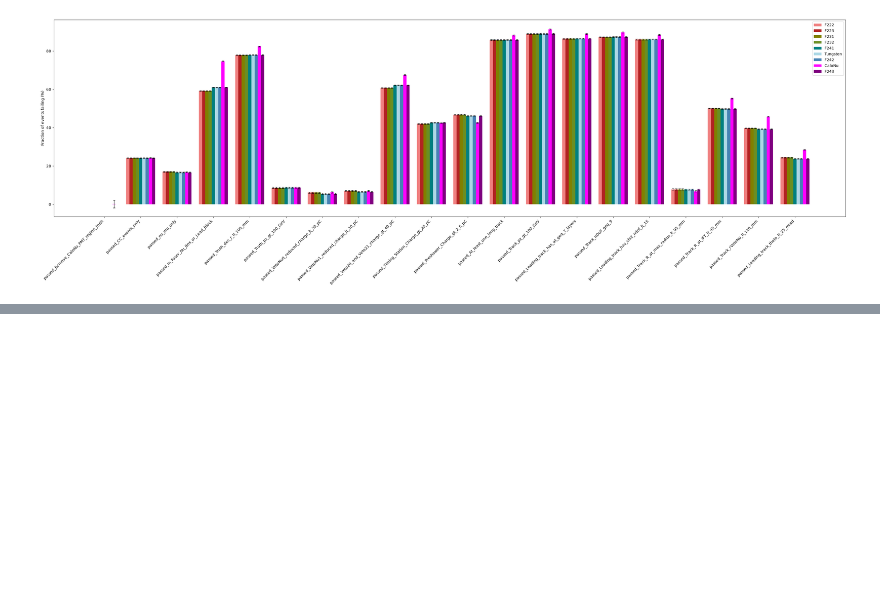
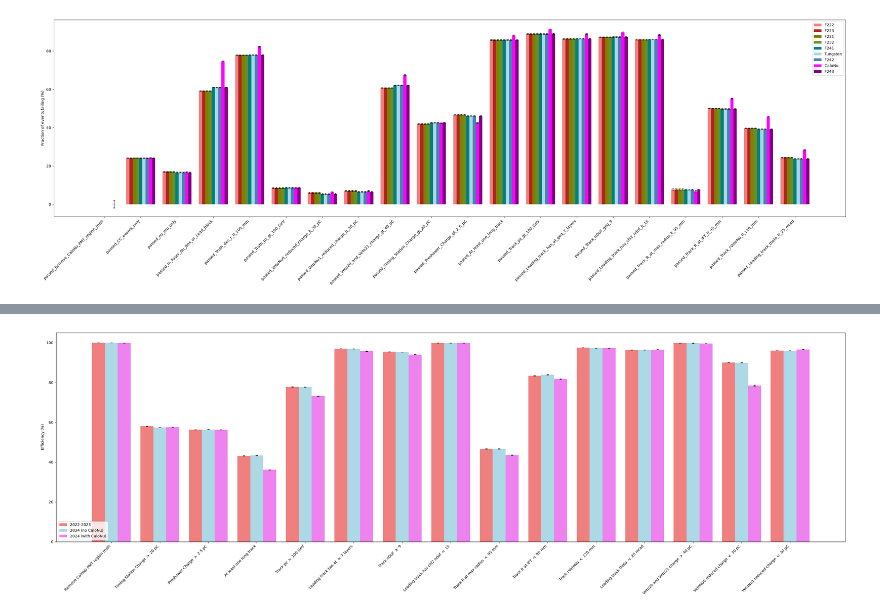
Before and after one commit to benw22022/nuAnalysis, a Jupyter notebook: cutflows_MC_withTruthCuts.ipynb, the cells around one changed output, grey strips where cells are left out. Cells and saved outputs as stored; diff of their text form; code cells hidden in the pictures; blank space fills up the shorter version.

```diff
--- a/cutflows_MC_withTruthCuts.ipynb
+++ b/cutflows_MC_withTruthCuts.ipynb
@@ -696,0 +722,73 @@ plt.show()
+# %%
+cut_order = [
+    'passed_Remove_CaloNu_PMT_region_truth',
+    # 'passed_CC_events_only',
+    # 'passed_nu_mu_only',
+    # 'passed_In_Faser_Nu_Box_or_Lead_Block',
+    # 'passed_Truth_dec_r_lt_100_mm',
+    # 'passed_Truth_pz_gt_100_GeV',
+    # 'passed_Veto20_and_Veto21_charge_gt_40_pC',
+    'passed_Timing_Station_Charge_gt_20_pC',
+    'passed_Preshower_Charge_gt_2_5_pC',
+    'passed_At_least_one_long_track',
+    'passed_Track_pz_gt_100_GeV',
+    'passed_Leading_track_has_at_geq_7_layers',
+    'passed_Track_nDoF_geq_9',
+    'passed_Leading_track_has_chi2_ndof_lt_15',
+    'passed_Track_R_at_max_radius_lt_95_mm',
+    'passed_Track_R_at_IFT_lt_95_mm',
+    'passed_Track_rVetoNu_lt_120_mm',
+    'passed_Leading_track_theta_lt_25_mrad',
+    'passed_Veto20_and_Veto21_charge_gt_40_pC',
+    'passed_VetoNu0_reduced_charge_lt_30_pC',
+    'passed_VetoNu1_reduced_charge_lt_30_pC',
+    ]
+
+
+cutflow_2022_2023 = get_cutflow_reordered(["build/MC_with_truth_cuts/2022_2023_MC.bck.root"], cutorder=cut_order)
+cutflow_2024_noCaloNu = get_cutflow_reordered(["build/MC_with_truth_cuts/2024_noCaloNu_MC.bck.root"], cutorder=cut_order)
+cutflow_2024_withCaloNu = get_cutflow_reordered(["build/MC_with_truth_cuts/2024_withCaloNu_MC.bck.root"], cutorder=cut_order)
+
+dfs = [cutflow_2022_2023, cutflow_2024_noCaloNu, cutflow_2024_withCaloNu]
+labels = ["2022-2023", "2024 (no CaloNu)", "2024 (with CaloNu)"]
+colours = ["lightcoral", "lightblue", "violet"]
+
+
+n = len(dfs)
+x = np.arange(len(dfs[0]))
+total_width = 0.8           # Total width occupied by all bars
+bar_width = total_width / n
+
+fig, ax = plt.subplots(figsize=(30, 10))
+
+for i, (df, label) in enumerate(zip(dfs, labels)):
+    offset = (i - (n - 1) / 2) * bar_width
+    ax.bar(
+        x + offset,
+        df["efficiency"]*100,
+        width=bar_width,
+        label=label,
+        color=colours[i]
+    )
+    ax.errorbar(
+        x + offset,
+        df["efficiency"]*100,
+        yerr=df["efficiency_error"]*100,
+        fmt='none',
+        ecolor='black',
+        capsize=3,
+        elinewidth=1,
+        label=None
+    )
+
+ax.set_xticks(x)
+ax.set_xticklabels(dfs[0].index, rotation=45, ha="right")
+ax.legend()
+ax.set_ylabel("Efficiency (%)")
+# ax.set_yscale("log")
+
+plt.tight_layout()
+plt.savefig("cutflow_efficiency_comparison.png", dpi=300)
+plt.show()
+# %% [output]
+[figure, added]
```
Also changed, not shown: parts of 4 cells of this notebook, 8 other files.
